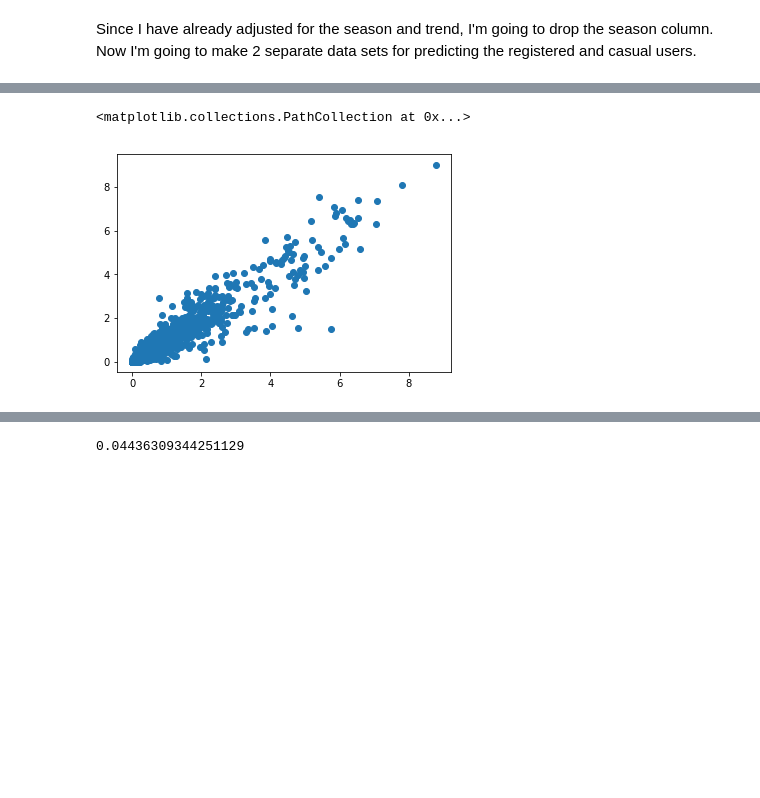
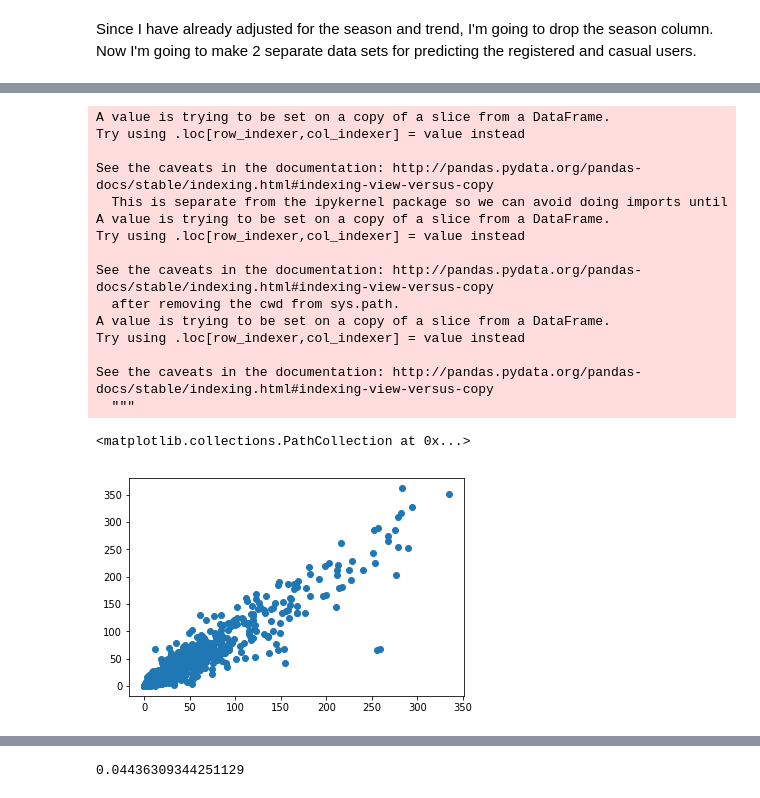
Before and after one commit to lindsaysmoore/KaggleBikeChallenge, a Jupyter notebook: ML_bike_from_kaggle.ipynb, the cells around one changed output, grey strips where cells are left out. Saved outputs shown, nothing was run; the diff lists cells and outputs as text; code cells hidden in the pictures; blank space fills up the shorter version.

```diff
--- a/ML_bike_from_kaggle.ipynb
+++ b/ML_bike_from_kaggle.ipynb
@@ -129,6 +134,8 @@ None
 # %%
 data['reg_adj'] = data_reg['data']/data_reg['trend']
 data['cas_adj'] = data_cas['data']/data_cas['trend']
-sns.pairplot(data.drop(['holiday','workingday','count','Hour','Month','day of week'],axis=1),)
+data['reg_trend'] = data_reg['trend']
+data['cas_trend'] = data_cas['trend']
+sns.pairplot(data.drop(['holiday','workingday','count','Hour','Month','day of week','cas_trend','reg_trend'],axis=1),)
 # %% [output]
 <seaborn.axisgrid.PairGrid at 0x...>
@@ -323,7 +332,7 @@ data.head()
 # %% [markdown]
 Since I have already adjusted for the season and trend, I'm going to drop the season column. Now I'm going to make 2 separate data sets for predicting the registered and casual users.
 # %%
-X_casual_train = pd.DataFrame(data[['season','holiday', 'weather','atemp','Hour','Month','day of week','windfill','humidfill']],index=data.index, columns=['season','holiday', 'weather','atemp','Hour','Month','day of week','windfill','humidfill'])
+X_casual_train = pd.DataFrame(data[['season','holiday', 'weather','atemp','Hour','Month','day of week','windfill','humidfill','cas_trend']],index=data.index, columns=['season','holiday', 'weather','atemp','Hour','Month','day of week','windfill','humidfill','cas_trend'])
 y_casual_train = pd.DataFrame(data['cas_adj'],index=data.index)
 X_casual_train.head()
 # %% [output]
@@ -339,9 +348,26 @@ from sklearn.model_selection import train_test_split
 X_trainc, X_testc, y_trainc, y_testc = train_test_split(X_casual_train, y_casual_train, test_size=0.1, random_state=101)
 # %%
 rfr=RandomForestRegressor(n_estimators=15)
-rfr.fit(X_trainc,y_trainc)
-pred_c = rfr.predict(X_testc)
-plt.scatter(pred_c,y_testc)
+rfr.fit(X_trainc.drop('cas_trend',axis=1),y_trainc)
+y_testc['pred'] = rfr.predict(X_testc.drop('cas_trend',axis=1))
+y_testc['pc']= y_testc['pred']*X_testc['cas_trend']
+y_testc['cas'] = y_testc['cas_adj']*X_testc['cas_trend']
+plt.scatter(y_testc['pc'],y_testc['cas'])
 # %% [output]
-<matplotlib.collections.PathCollection at 0x...>
+A value is trying to be set on a copy of a slice from a DataFrame.
+Try using .loc[row_indexer,col_indexer] = value instead
+
+See the caveats in the documentation: http://pandas.pydata.org/pandas-docs/stable/indexing.html#indexing-view-versus-copy
+  This is separate from the ipykernel package so we can avoid doing imports until
+A value is trying to be set on a copy of a slice from a DataFrame.
+Try using .loc[row_indexer,col_indexer] = value instead
+
+See the caveats in the documentation: http://pandas.pydata.org/pandas-docs/stable/indexing.html#indexing-view-versus-copy
+  after removing the cwd from sys.path.
+A value is trying to be set on a copy of a slice from a DataFrame.
+Try using .loc[row_indexer,col_indexer] = value instead
+
+See the caveats in the documentation: http://pandas.pydata.org/pandas-docs/stable/indexing.html#indexing-view-versus-copy
+  """
+<matplotlib.collections.PathCollection at 0x...>
-[figure, old version]
+[figure, new version]
```
Also changed, not shown: parts of 19 cells of this notebook.
